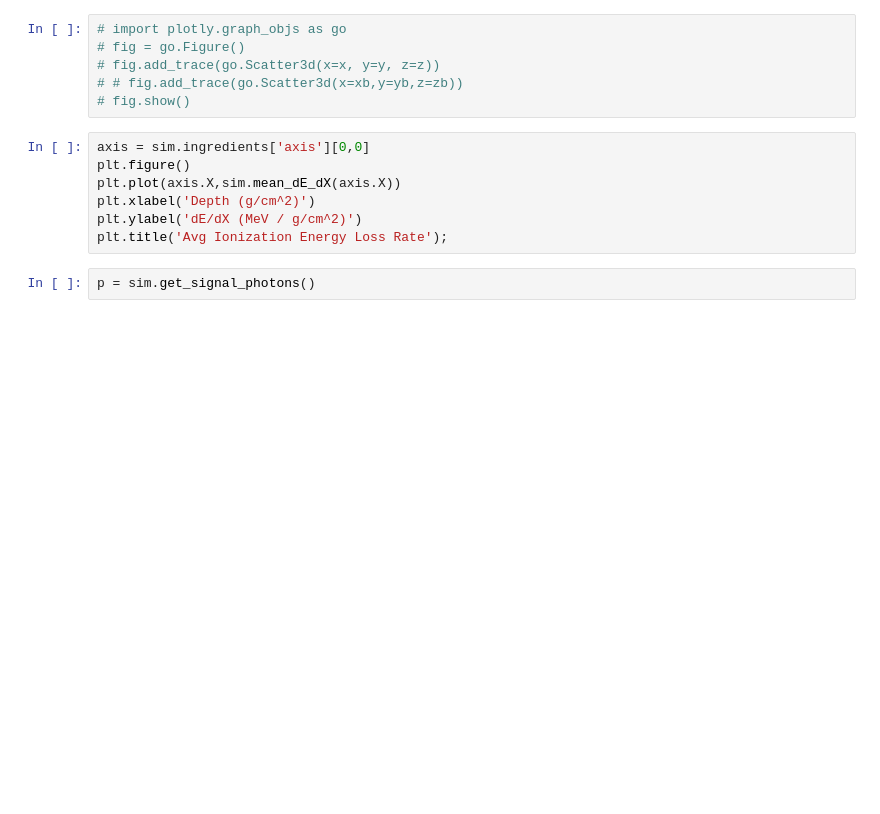
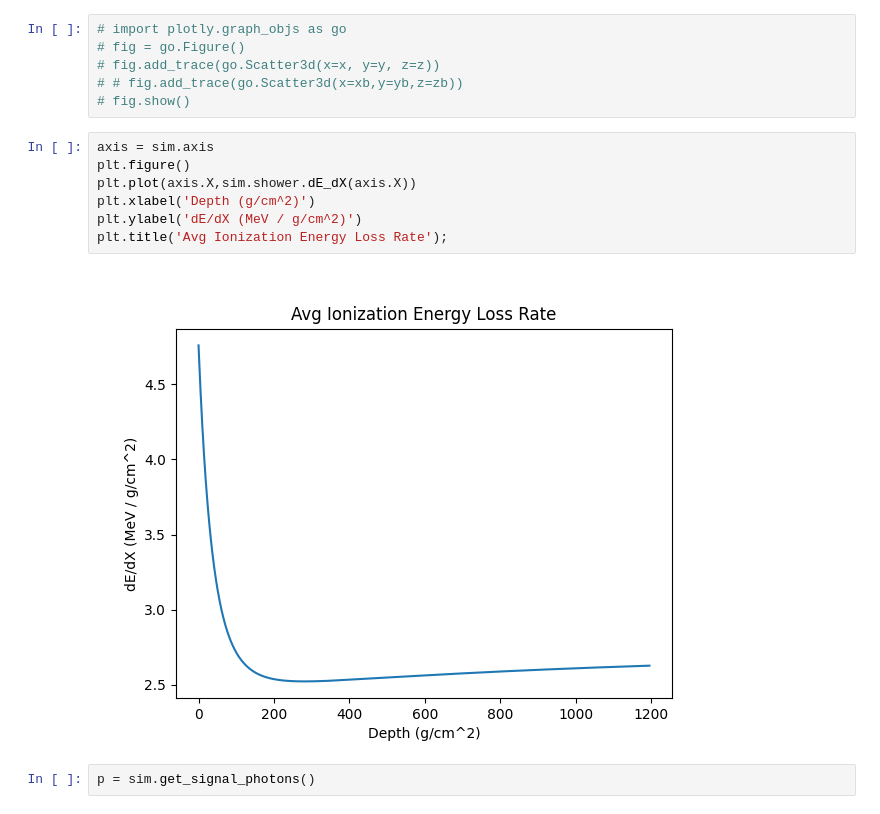
Before and after one commit to ikepc1/CHASM_NuSpacesim, a Jupyter notebook: demo/CORSIKA comparison demo.ipynb, the cells around one changed output. Cells and saved outputs as stored; diff of their text form; blank space fills up the shorter version.

```diff
--- a/demo/CORSIKA comparison demo.ipynb
+++ b/demo/CORSIKA comparison demo.ipynb
@@ -147,11 +150,13 @@ IndexError: too many indices for array: array is 1-dimensional, but 2 were index
 # # fig.add_trace(go.Scatter3d(x=xb,y=yb,z=zb))
 # fig.show()
 # %%
-axis = sim.ingredients['axis'][0,0]
+axis = sim.axis
 plt.figure()
-plt.plot(axis.X,sim.mean_dE_dX(axis.X))
+plt.plot(axis.X,sim.shower.dE_dX(axis.X))
 plt.xlabel('Depth (g/cm^2)')
 plt.ylabel('dE/dX (MeV / g/cm^2)')
 plt.title('Avg Ionization Energy Loss Rate');
+# %% [output]
+[figure, added]
 # %%
 p = sim.get_signal_photons()
```
Also changed, not shown: parts of 6 cells of this notebook, 11 other files.
